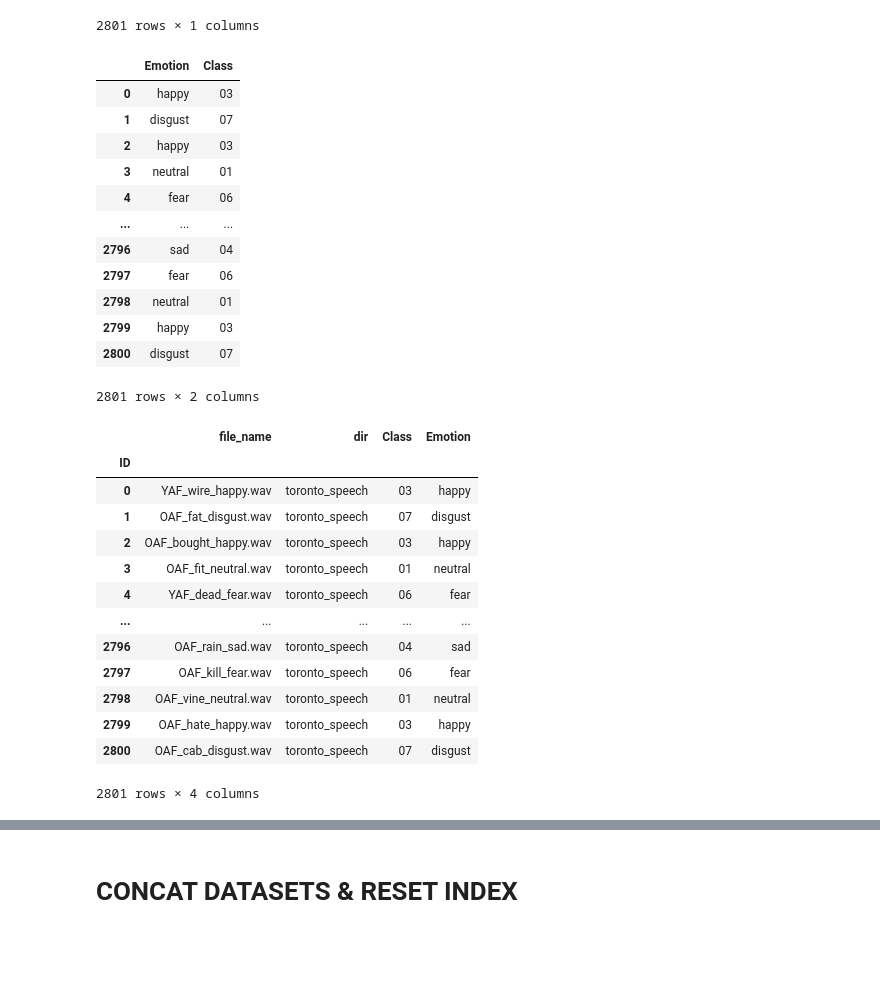
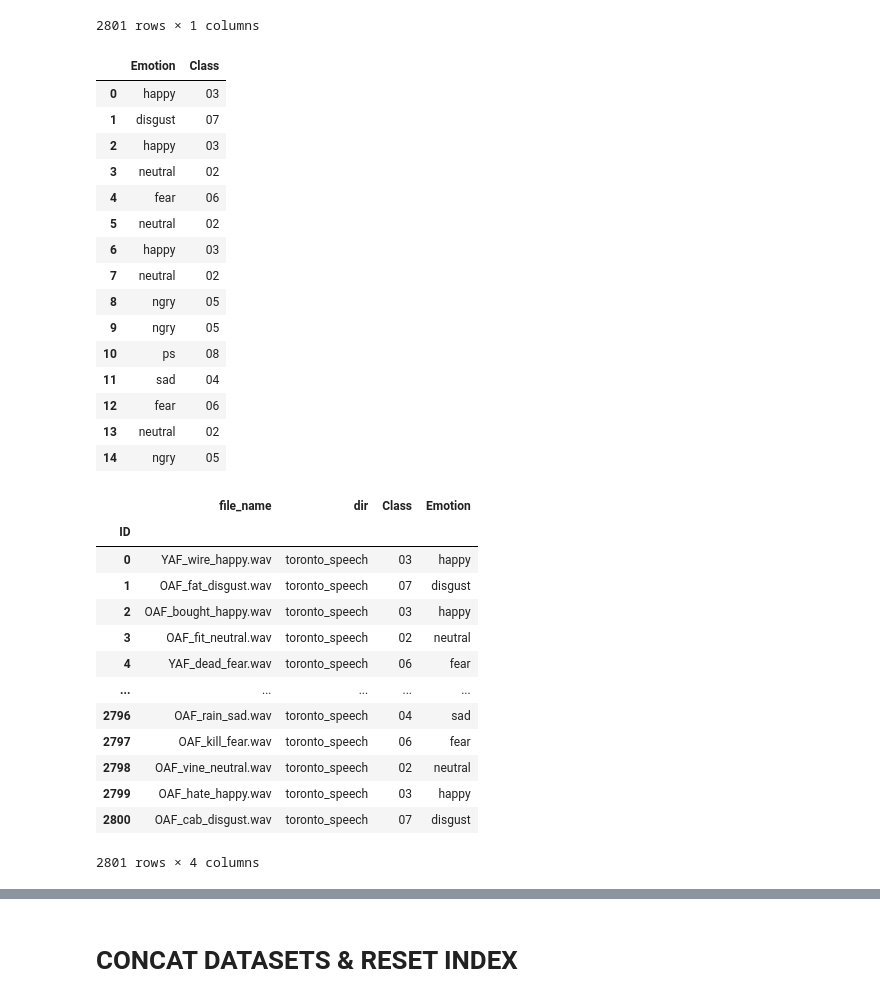
Before and after one commit to timsamson/audible_emotion_recognition, a Jupyter notebook: model/dataprep.ipynb, the cells around one changed output, grey strips where cells are left out. Drawn from its saved outputs; the diff is of its cells as text; code cells hidden in the pictures; blank space fills up the shorter version.

```diff
--- a/model/dataprep.ipynb
+++ b/model/dataprep.ipynb
@@ -187,30 +197,33 @@ toronto_df
 | 2800 | disgust |
 2801 rows × 1 columns
 # %%
-toronto_df.loc[toronto_df.Emotion == 'neutral', 'Class'] = '01'
-toronto_df.loc[toronto_df.Emotion == 'calm', 'Class'] = '02'
+toronto_df.loc[toronto_df.Emotion == 'neutral', 'Class'] = '02'
+toronto_df.loc[toronto_df.Emotion == 'alm', 'Class'] = '02'
 toronto_df.loc[toronto_df.Emotion == 'happy', 'Class'] = '03'
 toronto_df.loc[toronto_df.Emotion == 'sad', 'Class'] = '04'
-toronto_df.loc[toronto_df.Emotion == 'angry', 'Class'] = '05'
+toronto_df.loc[toronto_df.Emotion == 'ngry', 'Class'] = '05'
 toronto_df.loc[toronto_df.Emotion == 'fear', 'Class'] = '06'
 toronto_df.loc[toronto_df.Emotion == 'disgust', 'Class'] = '07'
 toronto_df.loc[toronto_df.Emotion == 'ps', 'Class'] = '08'
 
-toronto_df
+toronto_df.head(15)
 # %% [output]
 |  | Emotion | Class |
 | 0 | happy | 03 |
 | 1 | disgust | 07 |
 | 2 | happy | 03 |
-| 3 | neutral | 01 |
+| 3 | neutral | 02 |
 | 4 | fear | 06 |
-| ... | ... | ... |
-| 2796 | sad | 04 |
-| 2797 | fear | 06 |
-| 2798 | neutral | 01 |
-| 2799 | happy | 03 |
-| 2800 | disgust | 07 |
+| 5 | neutral | 02 |
+| 6 | happy | 03 |
+| 7 | neutral | 02 |
+| 8 | ngry | 05 |
+| 9 | ngry | 05 |
+| 10 | ps | 08 |
+| 11 | sad | 04 |
+| 12 | fear | 06 |
+| 13 | neutral | 02 |
+| 14 | ngry | 05 |
-2801 rows × 2 columns
 # %%
 #merge data frame and export CSV
 t_pre_merged_df = t_file_name_df.join(toronto_df, how='outer')
@@ -224,12 +237,12 @@ t_merged_df.set_index('ID')
 | 0 | YAF_wire_happy.wav | toronto_speech | 03 | happy |
 | 1 | OAF_fat_disgust.wav | toronto_speech | 07 | disgust |
 | 2 | OAF_bought_happy.wav | toronto_speech | 03 | happy |
-| 3 | OAF_fit_neutral.wav | toronto_speech | 01 | neutral |
+| 3 | OAF_fit_neutral.wav | toronto_speech | 02 | neutral |
 | 4 | YAF_dead_fear.wav | toronto_speech | 06 | fear |
 | ... | ... | ... | ... | ... |
 | 2796 | OAF_rain_sad.wav | toronto_speech | 04 | sad |
 | 2797 | OAF_kill_fear.wav | toronto_speech | 06 | fear |
-| 2798 | OAF_vine_neutral.wav | toronto_speech | 01 | neutral |
+| 2798 | OAF_vine_neutral.wav | toronto_speech | 02 | neutral |
 | 2799 | OAF_hate_happy.wav | toronto_speech | 03 | happy |
 | 2800 | OAF_cab_disgust.wav | toronto_speech | 07 | disgust |
 2801 rows × 4 columns
```
Also changed, not shown: parts of 11 cells of this notebook, 1 other file.
